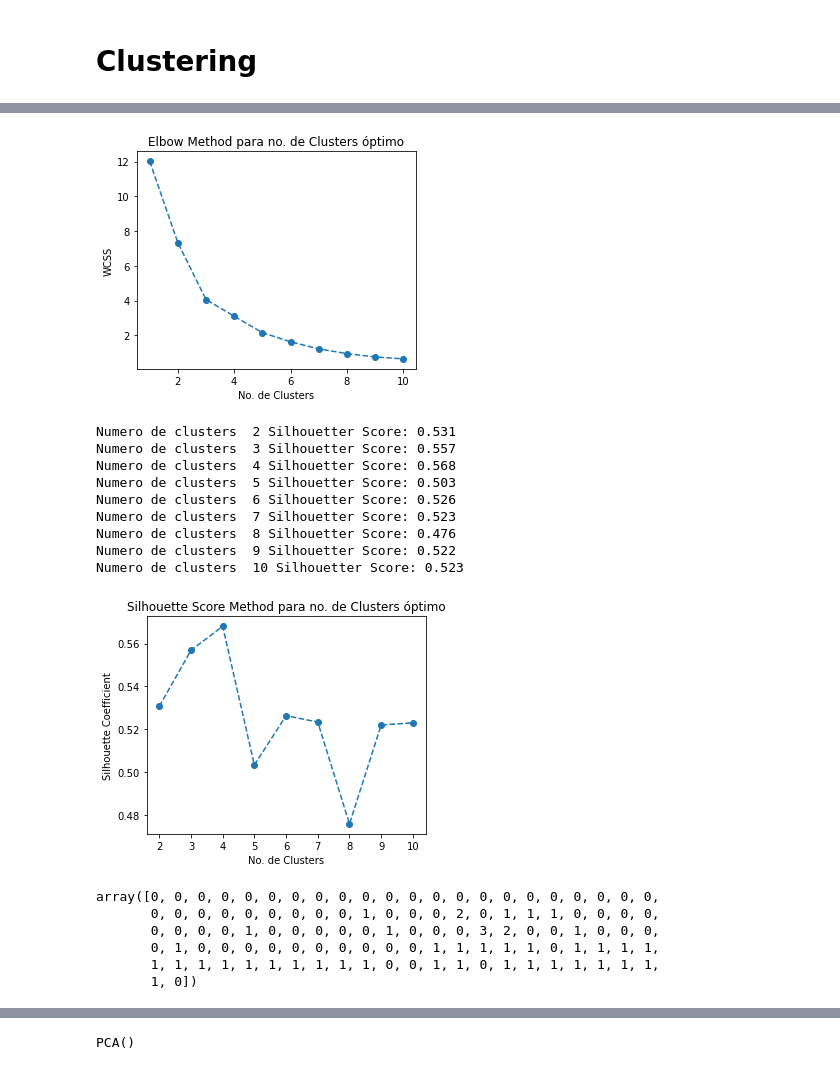
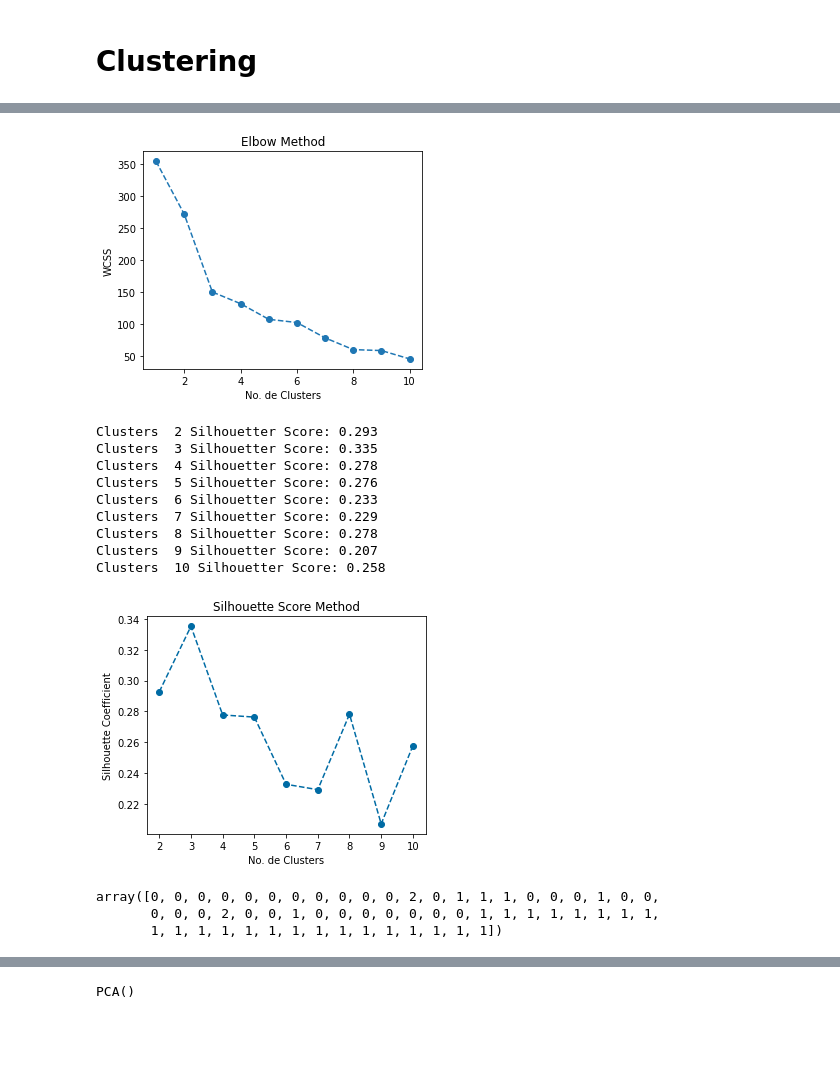
Before and after one commit to dataismyname/data_science_python_projects, a Jupyter notebook: Clustering_covid19.ipynb, the cells around one changed output, grey strips where cells are left out. Drawn from its saved outputs; the diff is of its cells as text; code cells hidden in the pictures; blank space fills up the shorter version.

```diff
--- a/Clustering_covid19.ipynb
+++ b/Clustering_covid19.ipynb
@@ -193,0 +173,5 @@ x_clust=mms.fit_transform(x_clust)
+# %%
+lenc = LabelEncoder()
+x_clust=df3.copy()
+x_clust['Continent'] = lenc.fit_transform(df3['Continent'])
+x_clust['Country Name'] = lenc.fit_transform(df3['Country Name'])
@@ -194,68 +187,66 @@ x_clust=mms.fit_transform(x_clust)
+# %%
+ss=StandardScaler()
+x_clust=ss.fit_transform(x_clust)
 # %%
-#Se calcula el WCSS para diferentes no. de clusters y se grafica para aplicar el Elbow method
+#WCSS is calculated for different number of clusters and plotted to apply the Elbow method
 wcss = []
 for i in range(1, 11):
-    kmeans_wcss = KMeans(n_clusters = i, init = 'k-means++', random_state = 42)
+    kmeans_wcss = KMeans(n_clusters = i, init = 'k-means++', random_state = 42, n_init = 'auto')
     kmeans_wcss.fit(x_clust)
     wcss.append(kmeans_wcss.inertia_)
 # %%
-
-
 plt.figure(figsize=(5,4))
 plt.plot(range(1,11),wcss,marker='o',linestyle='--')
 plt.xlabel('No. de Clusters')
 plt.ylabel('WCSS')
-plt.title('Elbow Method para no. de Clusters óptimo')
+plt.title('Elbow Method')
 plt.show()
 # %% [output]
-[figure, old version]
+[figure, new version]
 # %%
-#Se calcula Silhouette Score para diferentes no. de clusters
+#Silhouette Score is calculated for different number of clusters
 silhouette_coefficients = []
 for i in range(2,11):
-    model_km_ss = KMeans(n_clusters=i, random_state=42)
+    model_km_ss = KMeans(n_clusters = i, random_state = 42, n_init = 'auto')
     # Fit the KMeans model
     model_km_ss.fit_predict(x_clust)
     # Calculate Silhoutte Score
     score = silhouette_score(x_clust, model_km_ss.labels_, metric='euclidean')
     # Print the score
-    print('Numero de clusters ',i, 'Silhouetter Score: %.3f' % score)
+    print('Clusters ',i, 'Silhouetter Score: %.3f' % score)
     silhouette_coefficients.append(score)
 # %% [output]
-Numero de clusters  2 Silhouetter Score: 0.531
-Numero de clusters  3 Silhouetter Score: 0.557
-Numero de clusters  4 Silhouetter Score: 0.568
-Numero de clusters  5 Silhouetter Score: 0.503
-Numero de clusters  6 Silhouetter Score: 0.526
-Numero de clusters  7 Silhouetter Score: 0.523
-Numero de clusters  8 Silhouetter Score: 0.476
-Numero de clusters  9 Silhouetter Score: 0.522
-Numero de clusters  10 Silhouetter Score: 0.523
+Clusters  2 Silhouetter Score: 0.293
+Clusters  3 Silhouetter Score: 0.335
+Clusters  4 Silhouetter Score: 0.278
+Clusters  5 Silhouetter Score: 0.276
+Clusters  6 Silhouetter Score: 0.233
+Clusters  7 Silhouetter Score: 0.229
+Clusters  8 Silhouetter Score: 0.278
+Clusters  9 Silhouetter Score: 0.207
+Clusters  10 Silhouetter Score: 0.258
 # %%
-#Se grafican los Silhouette Scores respescto el no. de Clusters
-#plt.style.use('tableau-colorblind10')
+#Silhouette Scores are plotted against the number of clusters
+plt.style.use('tableau-colorblind10')
 plt.figure(figsize=(5,4))
 plt.plot(range(2,11),silhouette_coefficients,marker='o',linestyle='--')
 plt.xticks(range(2, 11))
 plt.xlabel("No. de Clusters")
 plt.ylabel("Silhouette Coefficient")
-plt.title('Silhouette Score Method para no. de Clusters óptimo')
+plt.title('Silhouette Score Method')
 plt.show()
 # %% [output]
-[figure, old version]
+[figure, new version]
 # %%
 # KMeans
-model_KM = KMeans(n_clusters=4)
+model_KM = KMeans(n_clusters=3, n_init = 'auto')
 model_KM.fit(x_clust)
 yhat_KM=model_KM.predict(x_clust)
 yhat_KM
 # %% [output]
-array([0, 0, 0, 0, 0, 0, 0, 0, 0, 0, 0, 0, 0, 0, 0, 0, 0, 0, 0, 0, 0, 0,
-       0, 0, 0, 0, 0, 0, 0, 0, 0, 1, 0, 0, 0, 2, 0, 1, 1, 1, 0, 0, 0, 0,
-       0, 0, 0, 0, 1, 0, 0, 0, 0, 0, 1, 0, 0, 0, 3, 2, 0, 0, 1, 0, 0, 0,
-       0, 1, 0, 0, 0, 0, 0, 0, 0, 0, 0, 0, 1, 1, 1, 1, 1, 0, 1, 1, 1, 1,
-       1, 1, 1, 1, 1, 1, 1, 1, 1, 1, 0, 0, 1, 1, 0, 1, 1, 1, 1, 1, 1, 1,
-       1, 0])
+array([0, 0, 0, 0, 0, 0, 0, 0, 0, 0, 0, 2, 0, 1, 1, 1, 0, 0, 0, 1, 0, 0,
+       0, 0, 0, 2, 0, 0, 1, 0, 0, 0, 0, 0, 0, 0, 1, 1, 1, 1, 1, 1, 1, 1,
+       1, 1, 1, 1, 1, 1, 1, 1, 1, 1, 1, 1, 1, 1, 1])
 # %%
 model_KM.cluster_centers_
 # %% [output]
```
Also changed, not shown: parts of 67 cells of this notebook.
